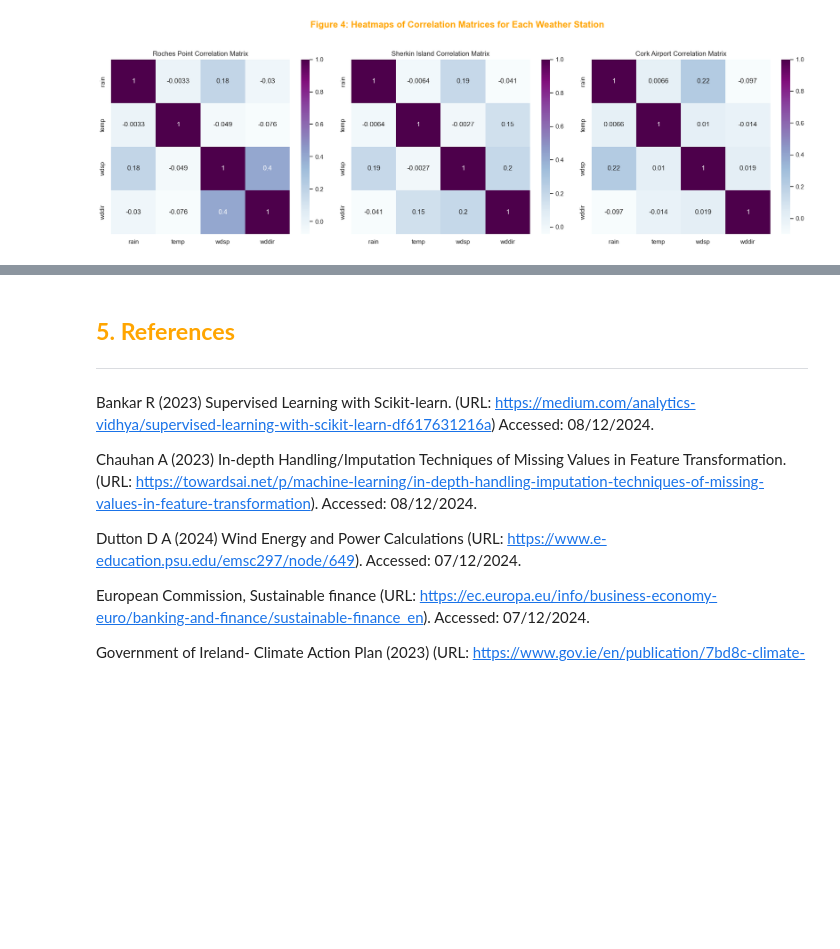
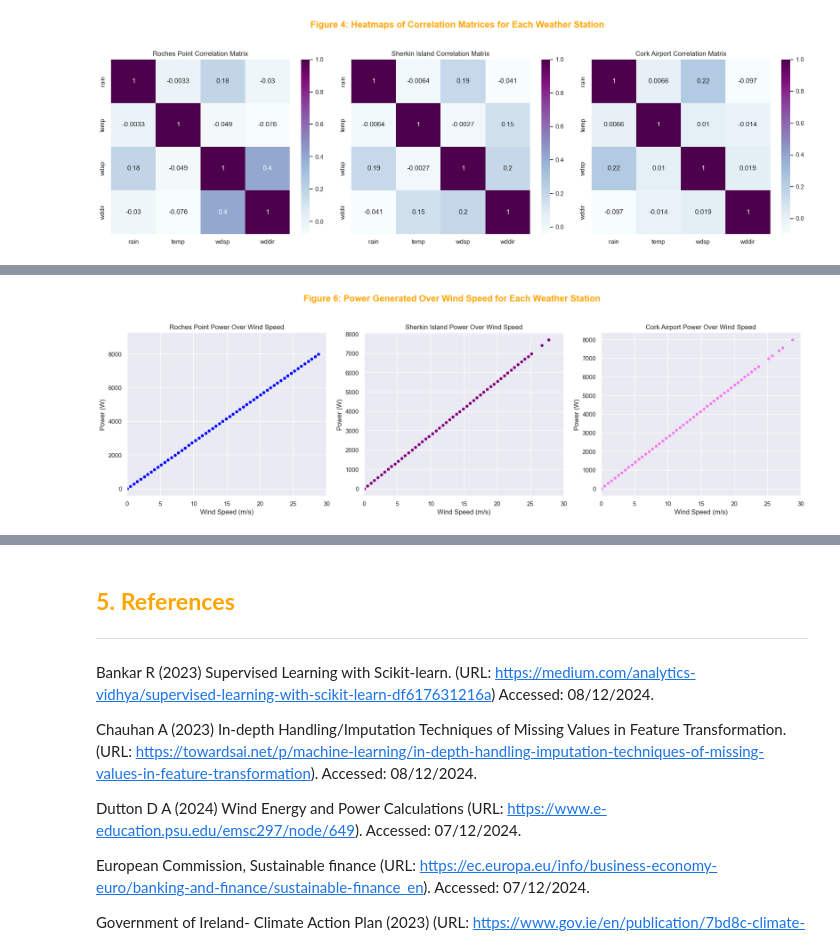
Before and after one commit to Laura6826/PFDA-project, a Jupyter notebook: wind_project.ipynb, the cells around one changed output, grey strips where cells are left out. Saved outputs shown, nothing was run; the diff lists cells and outputs as text; code cells hidden in the pictures; blank space fills up the shorter version.

```diff
--- a/wind_project.ipynb
+++ b/wind_project.ipynb
@@ -913,0 +1059,38 @@ If:
+# %%
+# Plot power over windspeed
+# Set the theme for the plots
+sns.set_theme(style="darkgrid")
+
+# Create a figure with 3 subplots
+fig, axs = plt.subplots(1, 3, figsize=(18, 6))
+
+# Plot the power over wind speed for each weather station using a scatter plot
+sns.scatterplot(data=dfrp, x='windvelo', y='power', ax=axs[0], color='blue')
+axs[0].set_title('Roches Point Power Over Wind Speed')
+axs[0].set_xlabel('Wind Speed (m/s)')
+axs[0].set_ylabel('Power (W)')
+axs[0].set_xlim(0, 30)
+
+sns.scatterplot(data=dfs, x='windvelo', y='power', ax=axs[1], color='purple')
+axs[1].set_title('Sherkin Island Power Over Wind Speed')
+axs[1].set_xlabel('Wind Speed (m/s)')
+axs[1].set_ylabel('Power (W)')
+axs[1].set_xlim(0, 30)
+
+sns.scatterplot(data=dfca, x='windvelo', y='power', ax=axs[2], color='violet')
+axs[2].set_title('Cork Airport Power Over Wind Speed')
+axs[2].set_xlabel('Wind Speed (m/s)')
+axs[2].set_ylabel('Power (W)')
+axs[2].set_xlim(0, 30)
+
+# Add an overall title
+fig.suptitle('Figure 6: Power Generated Over Wind Speed for Each Weather Station', fontsize=16, fontweight='bold', color='orange')
+
+# Adjust layout
+plt.tight_layout(rect=[0, 0.03, 1, 0.95])
+
+# Save the plot to a file
+plt.savefig('images/power_over_wind_speed.png')
+plt.show()
+# %% [output]
+[figure, added]
```
Also changed, not shown: parts of 14 cells of this notebook.
